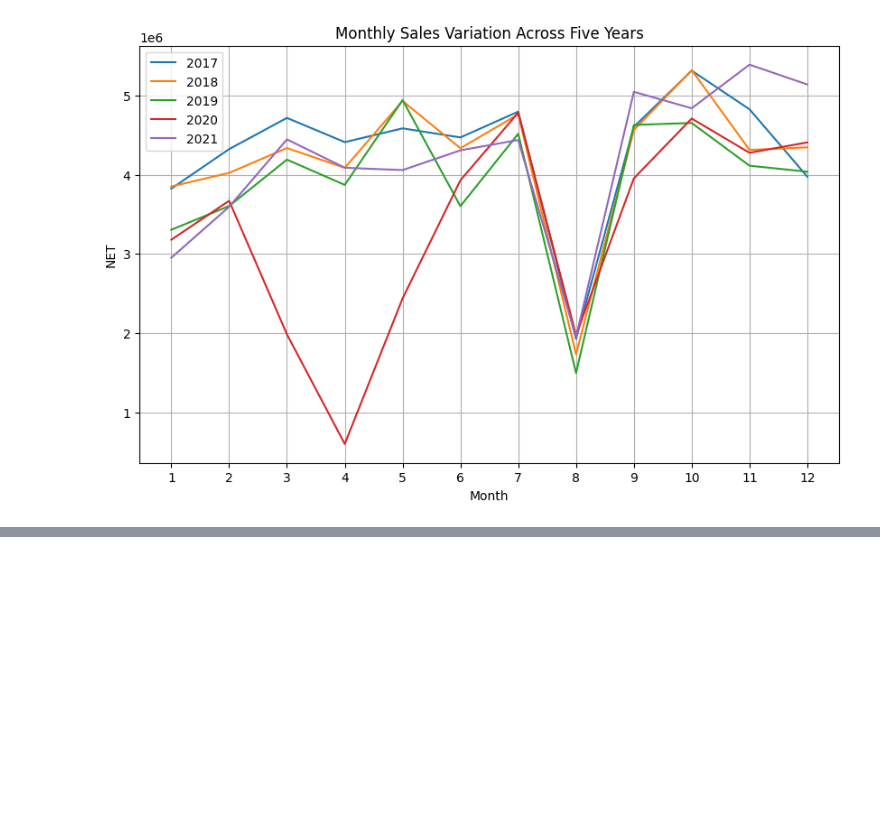
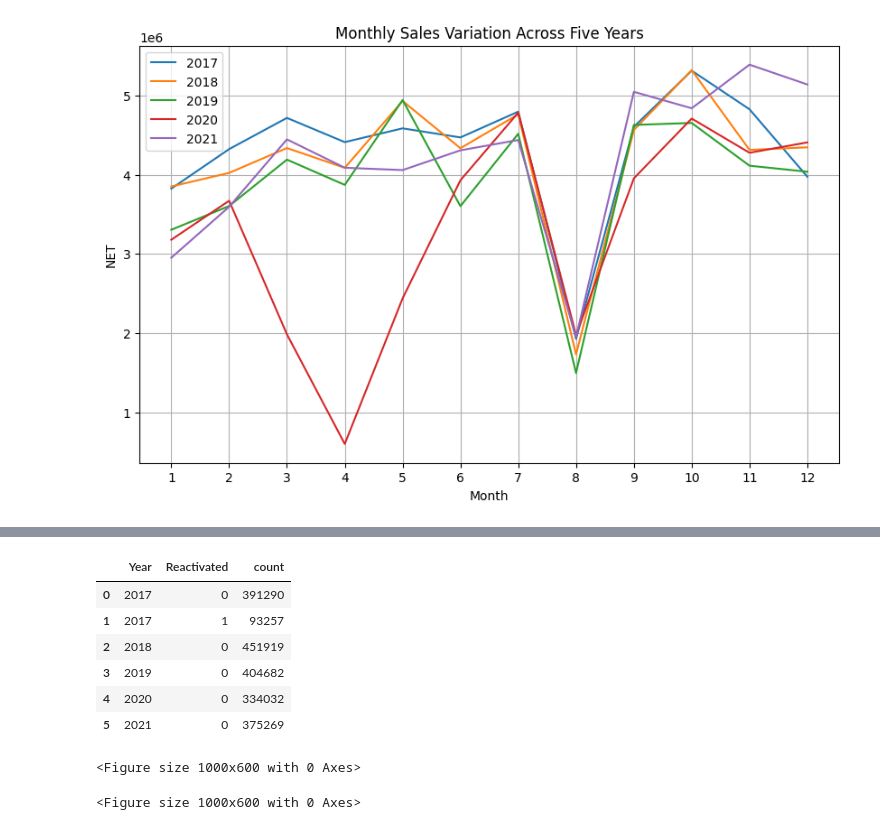
Before and after one commit to AshuJay/REACTIVATION_5, a Jupyter notebook: Reactivation_gp_5_code.ipynb, the cells around one changed output, grey strips where cells are left out. Saved outputs shown, nothing was run; the diff lists cells and outputs as text; code cells hidden in the pictures; blank space fills up the shorter version.

```diff
--- a/Reactivation_gp_5_code.ipynb
+++ b/Reactivation_gp_5_code.ipynb
@@ -229,0 +274,20 @@ sales_data.head()
+# %%
+Reactivated_count_year = sales_data.groupby(['Year'])['Reactivated'].value_counts(sort=True)
+
+Reactivated_count_year = Reactivated_count_year.reset_index()
+Reactivated_count_year
+# %% [output]
+|  | Year | Reactivated | count |
+| 0 | 2017 | 0 | 391290 |
+| 1 | 2017 | 1 | 93257 |
+| 2 | 2018 | 0 | 451919 |
+| 3 | 2019 | 0 | 404682 |
+| 4 | 2020 | 0 | 334032 |
+| 5 | 2021 | 0 | 375269 |
+# %%
+plt.figure(figsize=(10, 6))
+
+plt
+# %% [output]
+<Figure size 1000x600 with 0 Axes>
+<Figure size 1000x600 with 0 Axes>
```
Also changed, not shown: parts of 13 cells of this notebook.
